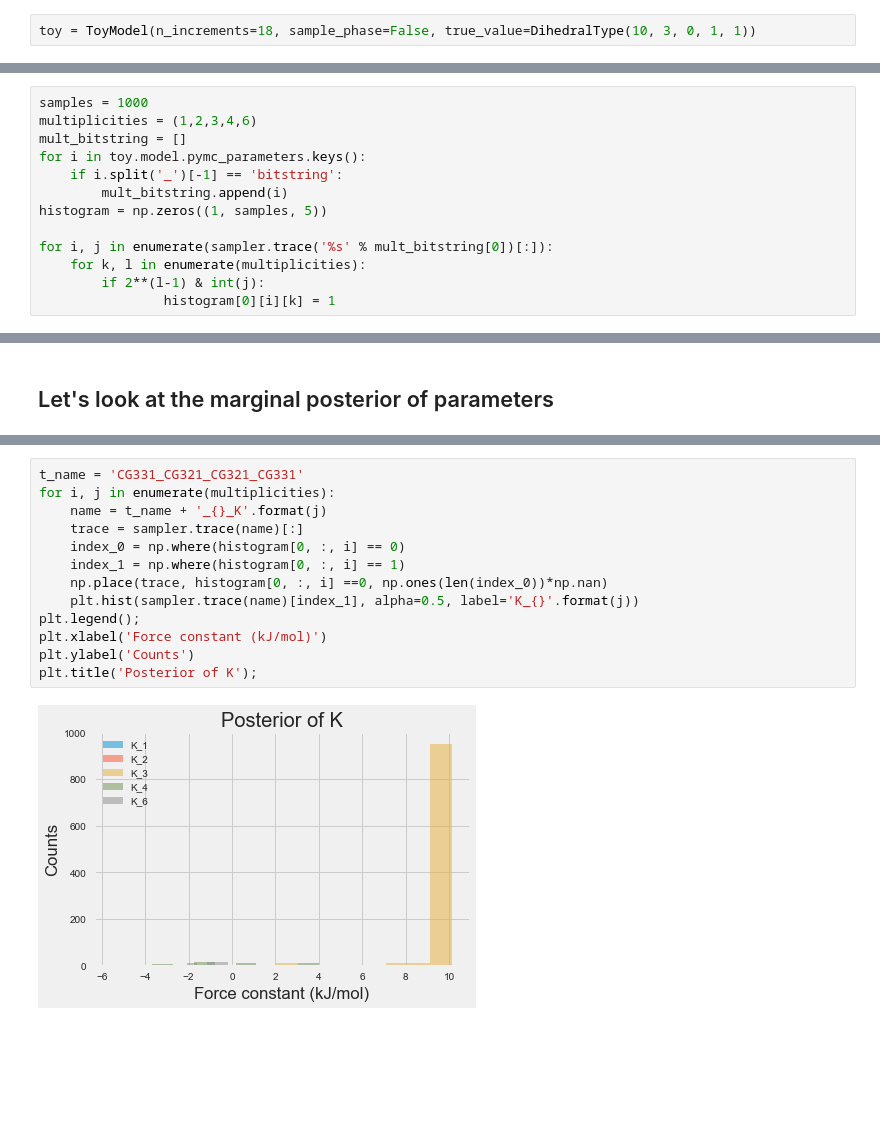
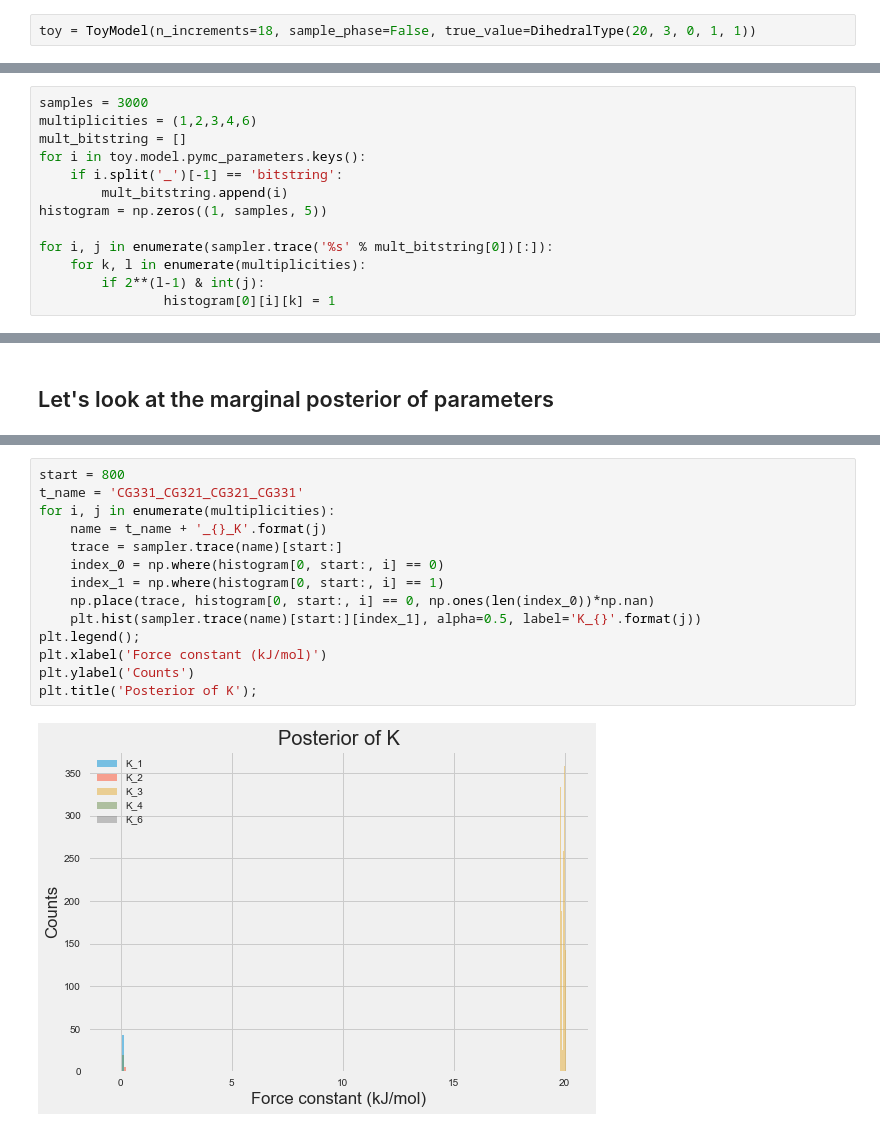
Before and after one commit to ChayaSt/pydatanyc_cc, a Jupyter notebook: toy_pydatanyc.ipynb, the cells around one changed output, grey strips where cells are left out. Saved outputs shown, nothing was run; the diff lists cells and outputs as text; blank space fills up the shorter version.

```diff
--- a/toy_pydatanyc.ipynb
+++ b/toy_pydatanyc.ipynb
@@ -25,5 +25,5 @@ import torsionfit.backends.sqlite_plus as db
 ### Set up the toy model
 Here we generate configurations around the central bond from -$pi$ to $+pi$ with a step size of $pi/18$. We set the true value to n=3 and $K_3$ = 10.
 # %%
-toy = ToyModel(n_increments=18, sample_phase=False, true_value=DihedralType(10, 3, 0, 1, 1))
+toy = ToyModel(n_increments=18, sample_phase=False, true_value=DihedralType(20, 3, 0, 1, 1))
 # %% [output]
@@ -68,7 +67,7 @@ seaborn.tsplot(sampler.trace('mm_energy')[:], interpolate=False);
 # %% [markdown]
 ## We can sample over the models to find the model that is most probable given the data!
 # %%
-samples = 1000
+samples = 3000
 multiplicities = (1,2,3,4,6)
 mult_bitstring = []
 for i in toy.model.pymc_parameters.keys():
@@ -101,15 +100,16 @@ plt.legend();
 # %%
+start = 800
 t_name = 'CG331_CG321_CG321_CG331'
 for i, j in enumerate(multiplicities):
     name = t_name + '_{}_K'.format(j)
-    trace = sampler.trace(name)[:]
-    index_0 = np.where(histogram[0, :, i] == 0)
-    index_1 = np.where(histogram[0, :, i] == 1)
-    np.place(trace, histogram[0, :, i] ==0, np.ones(len(index_0))*np.nan)
-    plt.hist(sampler.trace(name)[index_1], alpha=0.5, label='K_{}'.format(j))
+    trace = sampler.trace(name)[start:]
+    index_0 = np.where(histogram[0, start:, i] == 0)
+    index_1 = np.where(histogram[0, start:, i] == 1)
+    np.place(trace, histogram[0, start:, i] == 0, np.ones(len(index_0))*np.nan)
+    plt.hist(sampler.trace(name)[start:][index_1], alpha=0.5, label='K_{}'.format(j))
 plt.legend();
 plt.xlabel('Force constant (kJ/mol)')
 plt.ylabel('Counts')
 plt.title('Posterior of K');
 # %% [output]
-[figure, old version]
+[figure, new version]
```
Also changed, not shown: parts of 8 cells of this notebook.
